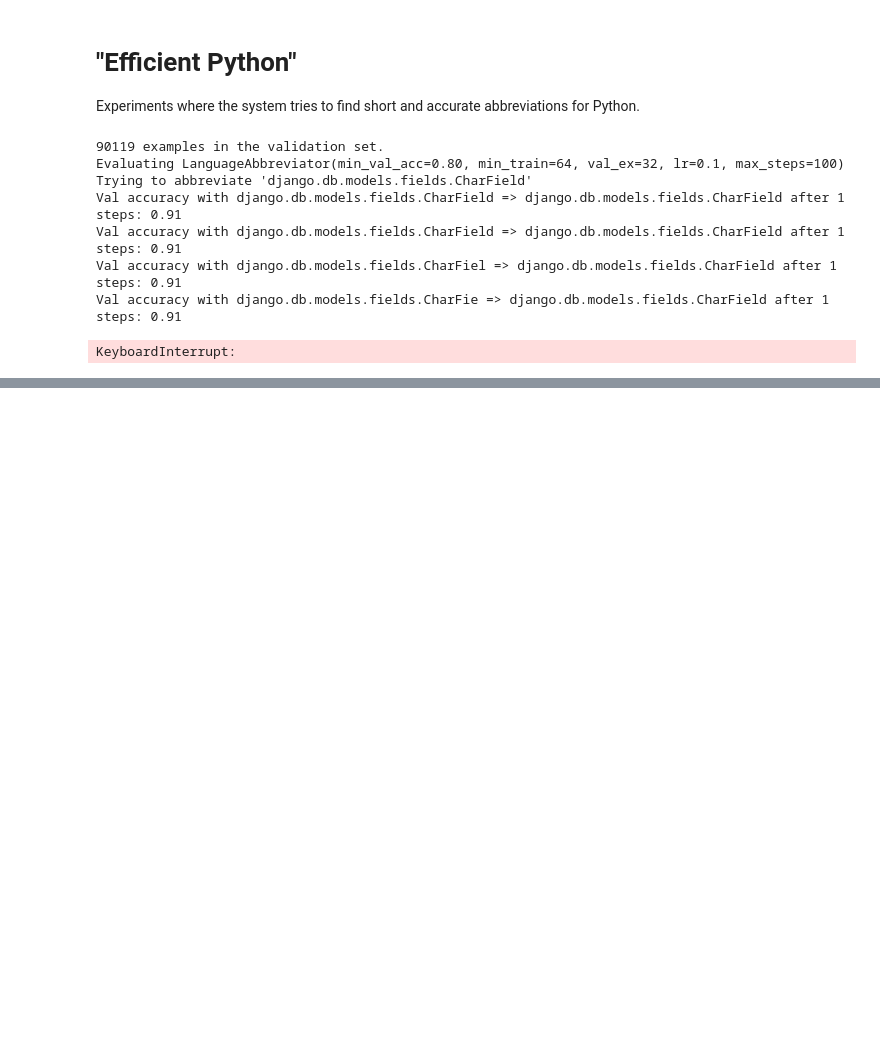
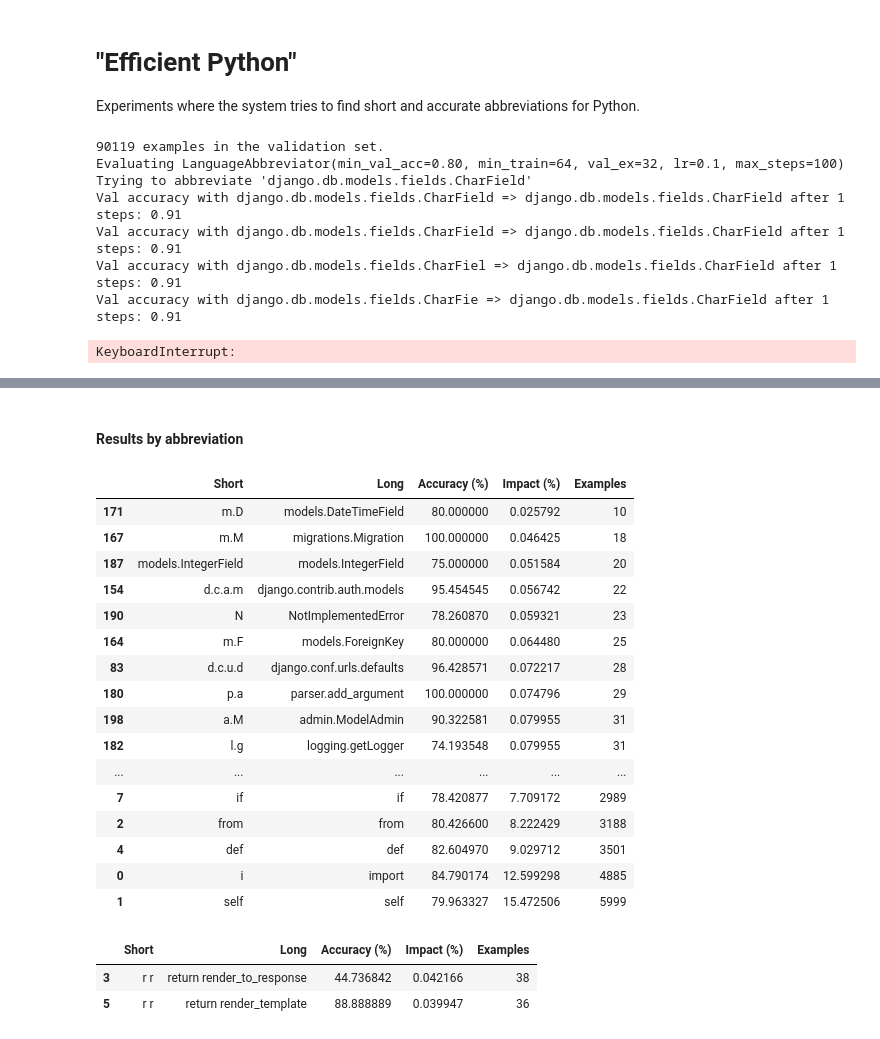
Before and after one commit to gpoesia/magicomplete, a Jupyter notebook: ConadComplete.ipynb, the cells around one changed output, grey strips where cells are left out. Saved outputs shown, nothing was run; the diff lists cells and outputs as text; code cells hidden in the pictures; blank space fills up the shorter version.

```diff
--- a/ConadComplete.ipynb
+++ b/ConadComplete.ipynb
@@ -701,0 +815,65 @@ KeyboardInterrupt:
+# %%
+MODEL = 'LanguageAbbreviator(ctx=nil, min_val_acc=0.80, min_train=64, val_ex=32, lr=0.1, max_steps=100, rehearsal=64)'
+
+abbreviator_results = all_abbreviator_results[MODEL]
+
+def examples_by_abbreviation(examples, abbreviations):
+    m = collections.defaultdict(list)
+
+    for a in abbreviations:
+        for i, (ex, _, _) in enumerate(examples):
+            if ex['l'].find(a['long']) != -1:
+                m[a['long']].append(i)
+
+    return m
+
+def build_abbreviation_results_table(examples, abbreviations):
+    table = []
+    ex_by_abbrev = examples_by_abbreviation(examples, abbreviations)
+
+    for a in abbreviations:
+        a_ex = [examples[i] for i in ex_by_abbrev[a['long']]]
+        accuracy = sum(1 for (ex, _, dec) in a_ex if ex['l'] == dec) / len(a_ex)
+
+        table.append([
+            a['short'],
+            a['long'],
+            100 * accuracy,
+            100 * len(a_ex) / len(examples),
+            len(a_ex)
+        ])
+
+    return pd.DataFrame(table, columns=['Short', 'Long', 'Accuracy (%)', 'Impact (%)', 'Examples'])
+
+table = build_abbreviation_results_table(
+    abbreviator_results['eval_examples'],
+    abbreviator_results['abbreviations']
+)
+# %% [markdown]
+#### Results by abbreviation
+# %%
+table.sort_values('Examples')
+# %% [output]
+|  | Short | Long | Accuracy (%) | Impact (%) | Examples |
+| 171 | m.D | models.DateTimeField | 80.000000 | 0.025792 | 10 |
+| 167 | m.M | migrations.Migration | 100.000000 | 0.046425 | 18 |
+| 187 | models.IntegerField | models.IntegerField | 75.000000 | 0.051584 | 20 |
+| 154 | d.c.a.m | django.contrib.auth.models | 95.454545 | 0.056742 | 22 |
+| 190 | N | NotImplementedError | 78.260870 | 0.059321 | 23 |
+| 164 | m.F | models.ForeignKey | 80.000000 | 0.064480 | 25 |
+| 83 | d.c.u.d | django.conf.urls.defaults | 96.428571 | 0.072217 | 28 |
+| 180 | p.a | parser.add_argument | 100.000000 | 0.074796 | 29 |
+| 198 | a.M | admin.ModelAdmin | 90.322581 | 0.079955 | 31 |
+| 182 | l.g | logging.getLogger | 74.193548 | 0.079955 | 31 |
+| ... | ... | ... | ... | ... | ... |
+| 7 | if | if | 78.420877 | 7.709172 | 2989 |
+| 2 | from | from | 80.426600 | 8.222429 | 3188 |
+| 4 | def | def | 82.604970 | 9.029712 | 3501 |
+| 0 | i | import | 84.790174 | 12.599298 | 4885 |
+| 1 | self | self | 79.963327 | 15.472506 | 5999 |
+# %%
+table[table['Short'] == 'r r']
+# %% [output]
+|  | Short | Long | Accuracy (%) | Impact (%) | Examples |
+| 3 | r r | return render_to_response | 44.736842 | 0.042166 | 38 |
+| 5 | r r | return render_template | 88.888889 | 0.039947 | 36 |
```
Also changed, not shown: parts of 9 cells of this notebook, 5 other files.
